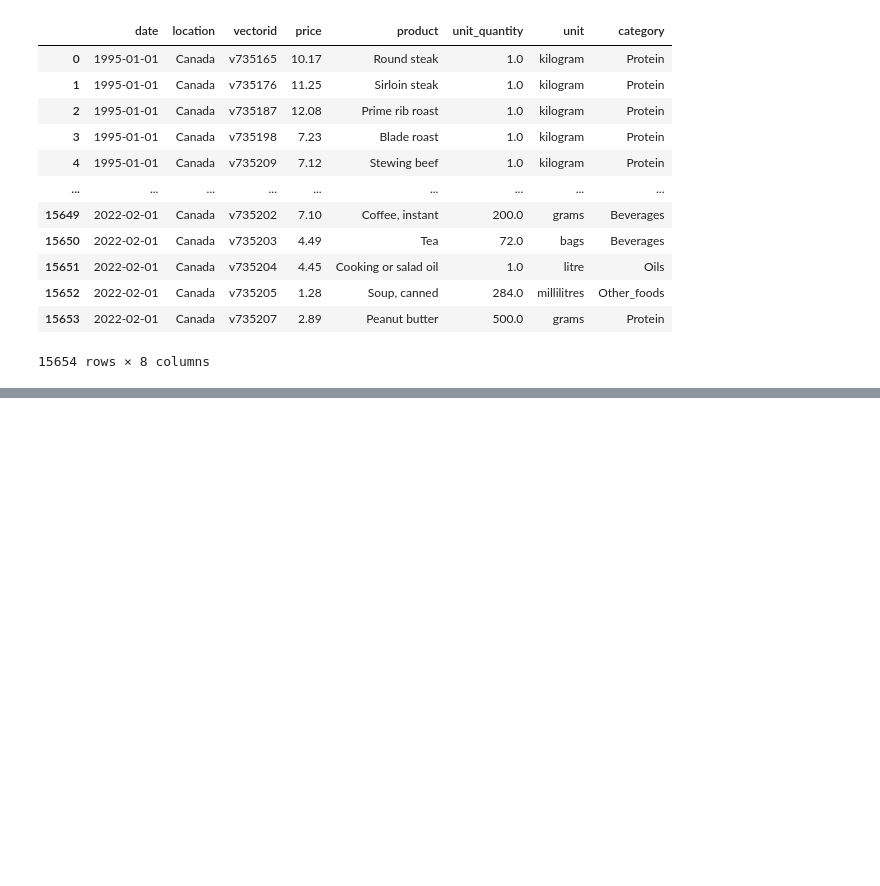
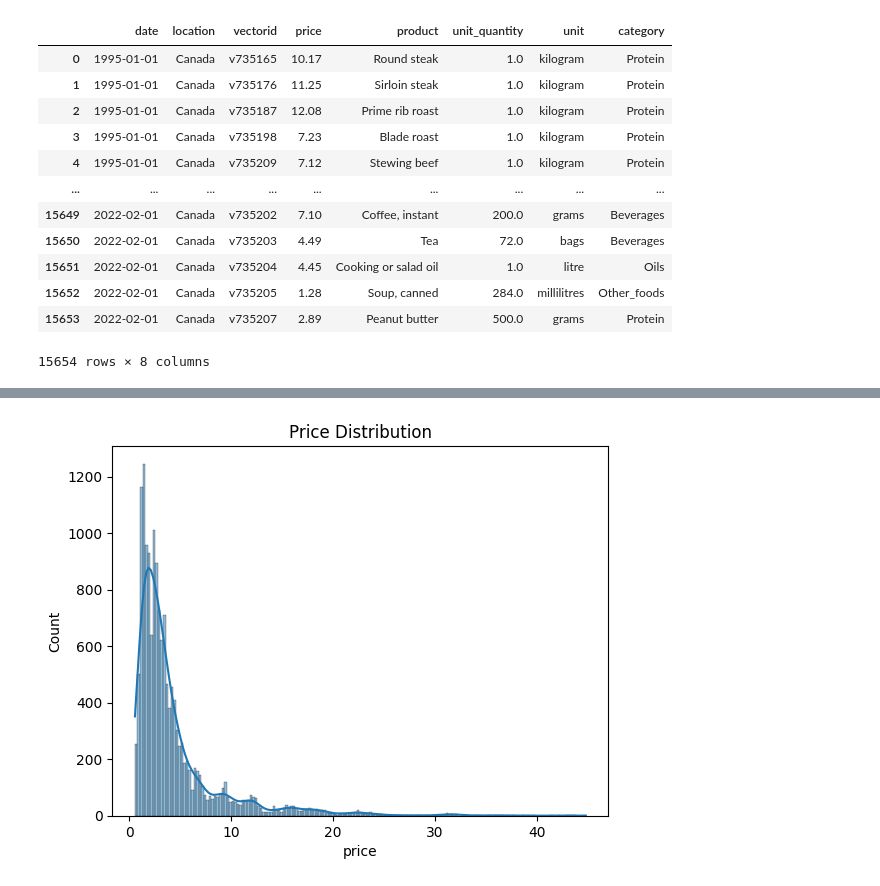
Before and after one commit to madiwiebe/ict-food-cost-planner-project, a Jupyter notebook: data_sources/clean_data/National_MRA_TetianaFesenko.ipynb, the cells around one changed output, grey strips where cells are left out. Saved outputs shown, nothing was run; the diff lists cells and outputs as text; code cells hidden in the pictures; blank space fills up the shorter version.

```diff
--- a/data_sources/clean_data/National_MRA_TetianaFesenko.ipynb
+++ b/data_sources/clean_data/National_MRA_TetianaFesenko.ipynb
@@ -480,0 +539,7 @@ df_national_MRA
+# %%
+# Price Distribution
+sns.histplot(df_national_MRA['price'], kde=True)
+plt.title('Price Distribution')
+plt.show()
+# %% [output]
+[figure, added]
```
Also changed, not shown: parts of 9 cells of this notebook.
